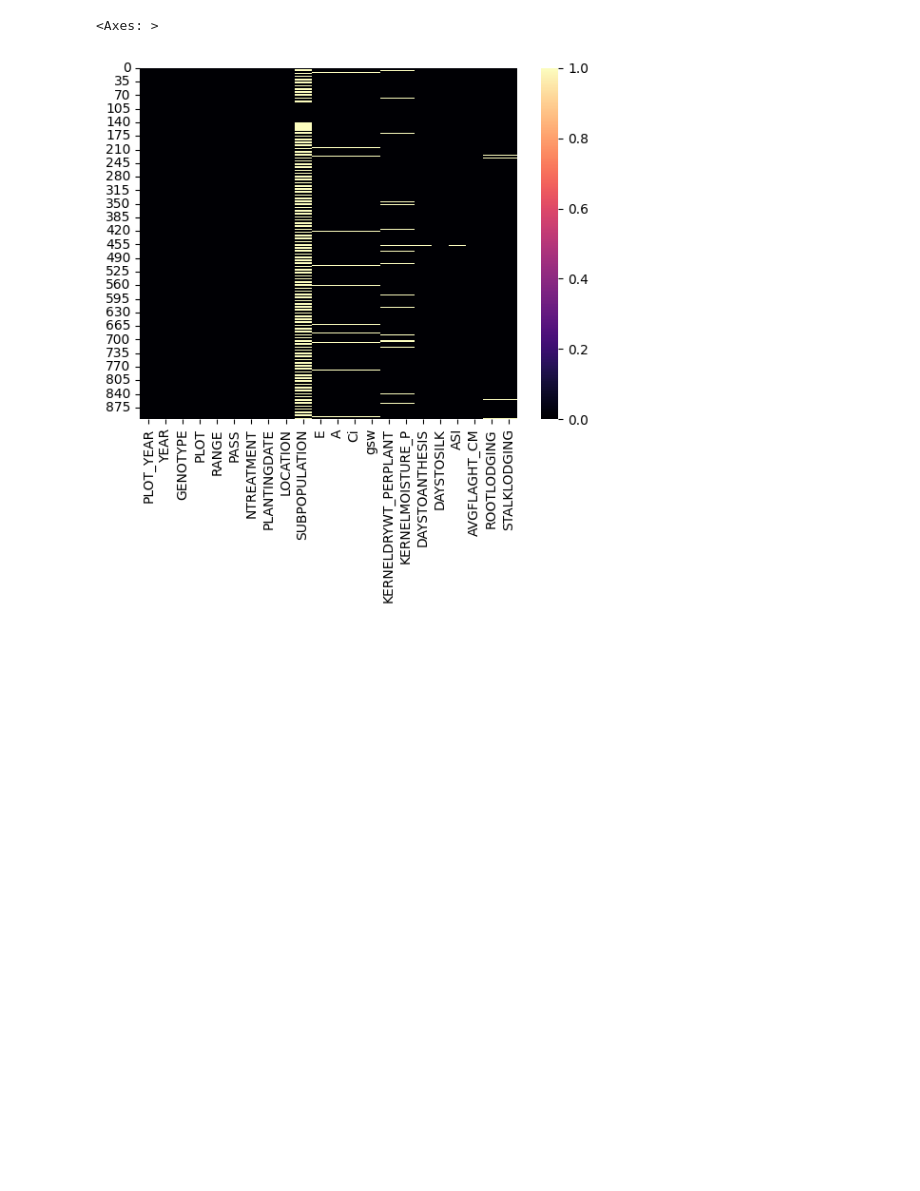
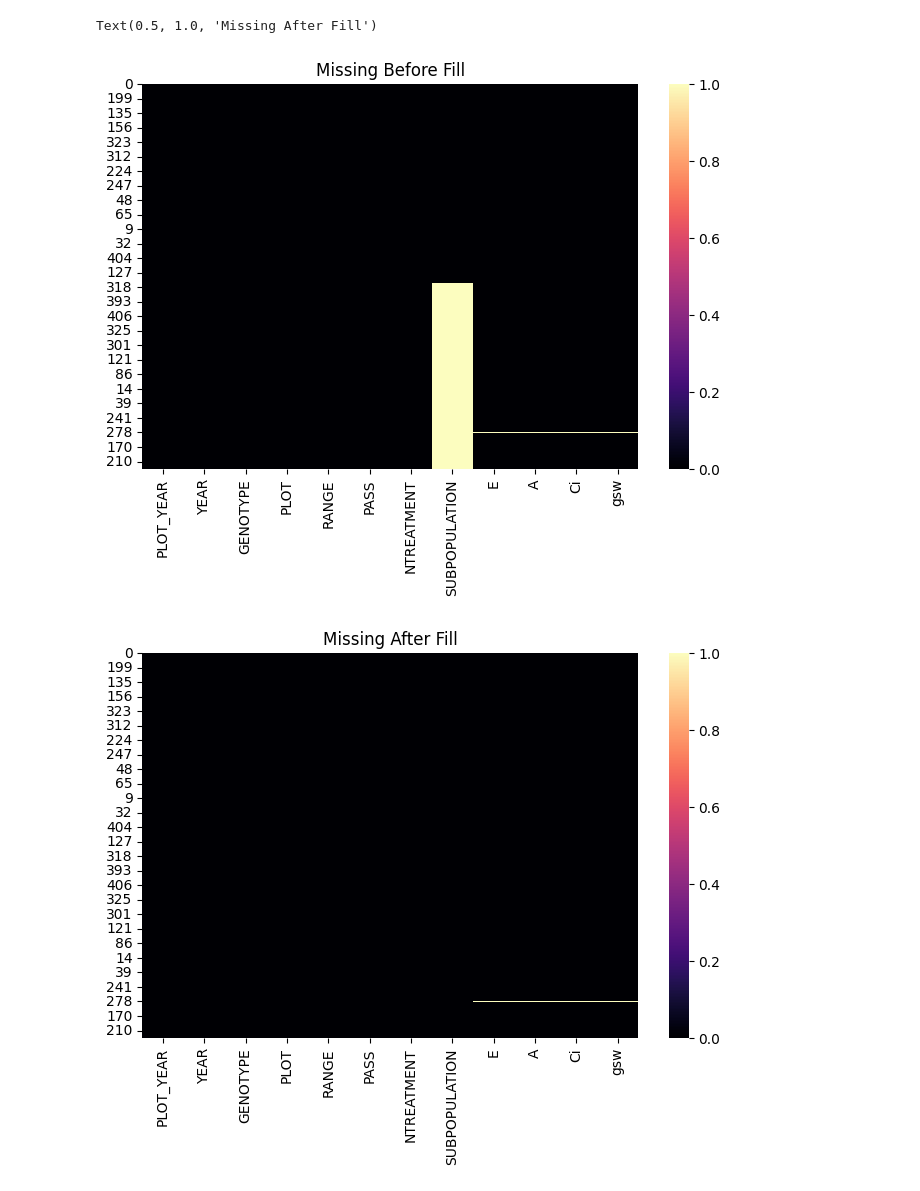
Before and after one commit to B-Webster-Bio/CMSE830, a Jupyter notebook: Project/Notebooks/Task0_DataIngestion.ipynb, the cells around one changed output. Cells and saved outputs as stored; diff of their text form; code cells hidden in the pictures; blank space fills up the shorter version.

```diff
--- a/Project/Notebooks/Task0_DataIngestion.ipynb
+++ b/Project/Notebooks/Task0_DataIngestion.ipynb
@@ -40 +84,20 @@ df_agro = df_agro.loc[df_agro['PLOT_YEAR'].isin(plots2keep)]
+# %%
+# before fill impution
+# sort by year to see MAR
+df_gasex_g.sort_values(by='YEAR', inplace=True)
+plt.figure(figsize=(8, 5))
+sns.heatmap(df_gasex_g.isna(), cmap="magma")
+plt.title('Missing Before Fill')
+
+# impute missing
+df_gasex_g['SUBPOPULATION'] = df_gasex_g.groupby('GENOTYPE')['SUBPOPULATION'].transform(lambda x: x.fillna(method='ffill').fillna(method='bfill'))
+
+# after
+plt.figure(figsize=(8, 5))
+sns.heatmap(df_gasex_g.isna(), cmap="magma")
+plt.title('Missing After Fill')
+# %% [output]
+Text(0.5, 1.0, 'Missing After Fill')
+[figure, added]
+[figure, added]
 # %%
@@ -48,8 +113,0 @@ df_gasex = pd.merge(df_gasex, df_agro, on=keys, how='inner')
-# %%
-#plt.figure(figsize=(4,8))
-# sns.heatmap(df.isna().transpose(), cmap="plasma")
-# sns.heatmap(df.isna(), cmap="viridis")
-sns.heatmap(df_gasex.isna(), cmap="magma")
-# %% [output]
-<Axes: >
-[figure, removed]
```
Also changed, not shown: parts of 28 cells of this notebook, 2 other files.
